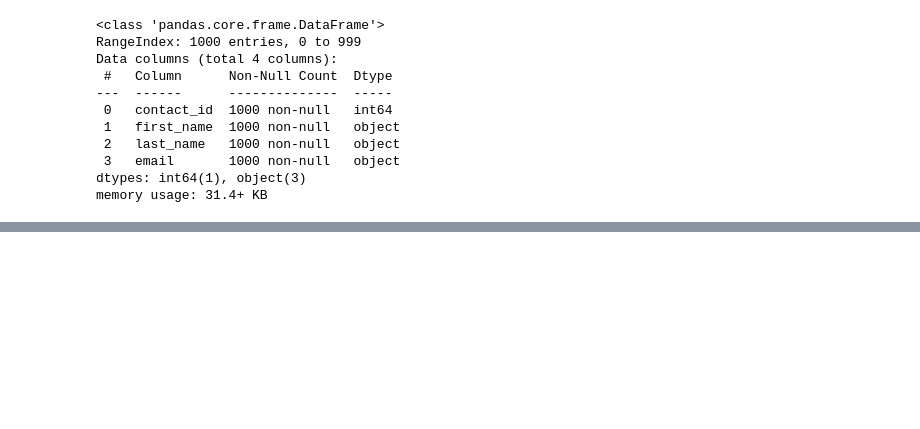
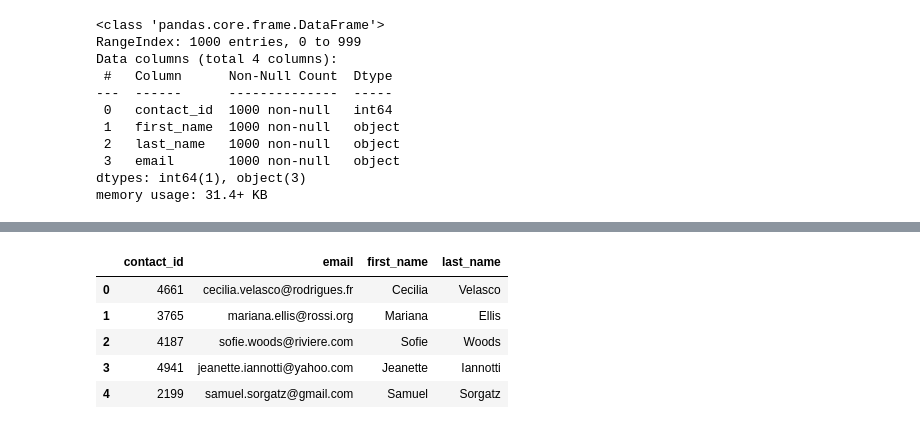
Before and after one commit to endoplasmicosmic/Crowdfunding_ETL, a Jupyter notebook: ETL_Mini_Project_FArffmann_PGupta_SGingery_JMcNamara_JWhited.ipynb, the cells around one changed output, grey strips where cells are left out. Saved outputs shown, nothing was run; the diff lists cells and outputs as text; code cells hidden in the pictures; blank space fills up the shorter version.

Commit message:
Part 3 of project-jw

```diff
--- a/ETL_Mini_Project_FArffmann_PGupta_SGingery_JMcNamara_JWhited.ipynb
+++ b/ETL_Mini_Project_FArffmann_PGupta_SGingery_JMcNamara_JWhited.ipynb
@@ -390,0 +415,16 @@ memory usage: 31.4+ KB
+# %%
+# Drop rows with NaN values in the 'contact_id' column
+contact_info_df = contact_info_df.dropna(subset=['contact_id'])
+
+# Convert the "contact_id" column to an int64 data type.
+contact_info_df['contact_id'] = contact_info_df['contact_id'].astype('int64')
+# %%
+# Extract the name of the contact and add it to a new column.
+contact_info_df['name'] = contact_info_df.iloc[:, 0].apply(lambda x: re.search(r'"name": "([^"]+)"', x).group(1))
+# %%
+# Extract the email from the contacts and add the values to a new column.
+contact_info_df['email'] = contact_info_df.iloc[:, 0].apply(lambda x: re.search(r'"email": "([^"]+)"', x).group(1))
+# %%
+# Create a copy of the contact_info_df with the 'contact_id', 'name', 'email' columns.
+contacts_df_clean = contact_info_df[['contact_id', 'name', 'email']].copy()
+contacts_df_clean.head()
@@ -390,0 +438,27 @@ memory usage: 31.4+ KB
+# %%
+# Ensure all values in the 'name' column are strings
+def ensure_string(value):
+    if value is None:
+        return ''
+    return str(value)
+
+# Create a "first"name" and "last_name" column with the first and last names from the "name" column.
+def split_name(name):
+    parts = re.split(r'\s+', name, maxsplit=1)
+    if len(parts) == 2:
+        return parts[0], parts[1]
+    return parts[0], ''
+
+contacts_df_clean['first_name'], contacts_df_clean['last_name'] = zip(*contacts_df_clean['name'].apply(split_name))
+
+# Drop the contact_name column
+contacts_df_clean = contacts_df_clean.drop(columns=['name'])
+
+contacts_df_clean.head()
+# %% [output]
+|  | contact_id | email | first_name | last_name |
+| 0 | 4661 | cecilia.velasco@rodrigues.fr | Cecilia | Velasco |
+| 1 | 3765 | mariana.ellis@rossi.org | Mariana | Ellis |
+| 2 | 4187 | sofie.woods@riviere.com | Sofie | Woods |
+| 3 | 4941 | jeanette.iannotti@yahoo.com | Jeanette | Iannotti |
+| 4 | 2199 | samuel.sorgatz@gmail.com | Samuel | Sorgatz |
```
Also changed, not shown: parts of 28 cells of this notebook, 2 other files.
